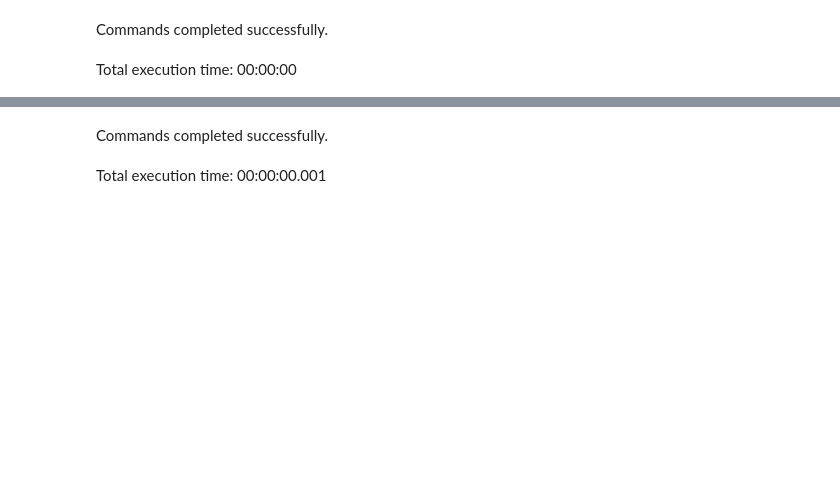
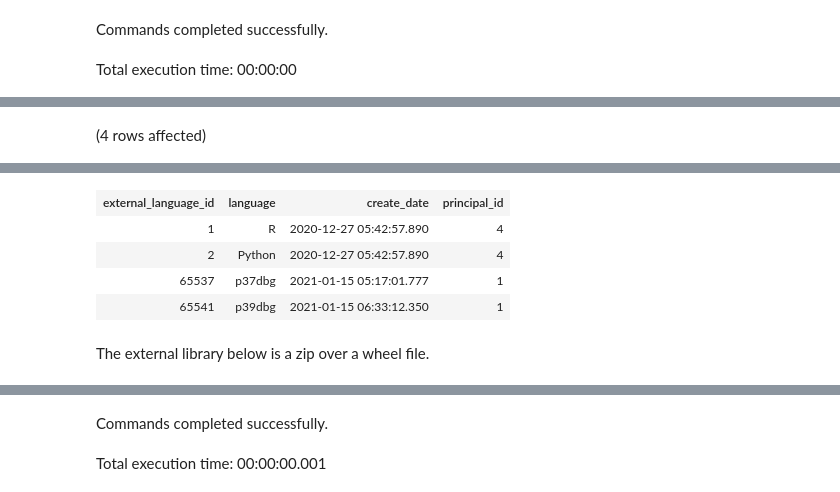
Before and after one commit to nielsberglund/nielsblogsource, a Jupyter notebook: _code/pythonhome/sql/ext-lib.ipynb, the cells around one changed output, grey strips where cells are left out. Saved outputs shown, nothing was run; the diff lists cells and outputs as text; code cells hidden in the pictures; blank space fills up the shorter version.

```diff
--- a/_code/pythonhome/sql/ext-lib.ipynb
+++ b/_code/pythonhome/sql/ext-lib.ipynb
@@ -16,0 +42,4 @@ Total execution time: 00:00:00.008
+# %%
+SELECT * FROM sys.external_languages
+# %% [output]
+(4 rows affected)
@@ -17,2 +47,9 @@ Total execution time: 00:00:00.008
+| external_language_id | language | create_date | principal_id |
+| 1 | R | 2020-12-27 05:42:57.890 | 4 |
+| 2 | Python | 2020-12-27 05:42:57.890 | 4 |
+| 65537 | p37dbg | 2021-01-15 05:17:01.777 | 1 |
+| 65541 | p39dbg | 2021-01-15 06:33:12.350 | 1 |
+# %% [markdown]
+The external library below is a zip over a wheel file.
 # %%
 CREATE EXTERNAL LIBRARY text_tools
```
Also changed, not shown: parts of 25 cells of this notebook, 8 other files.
